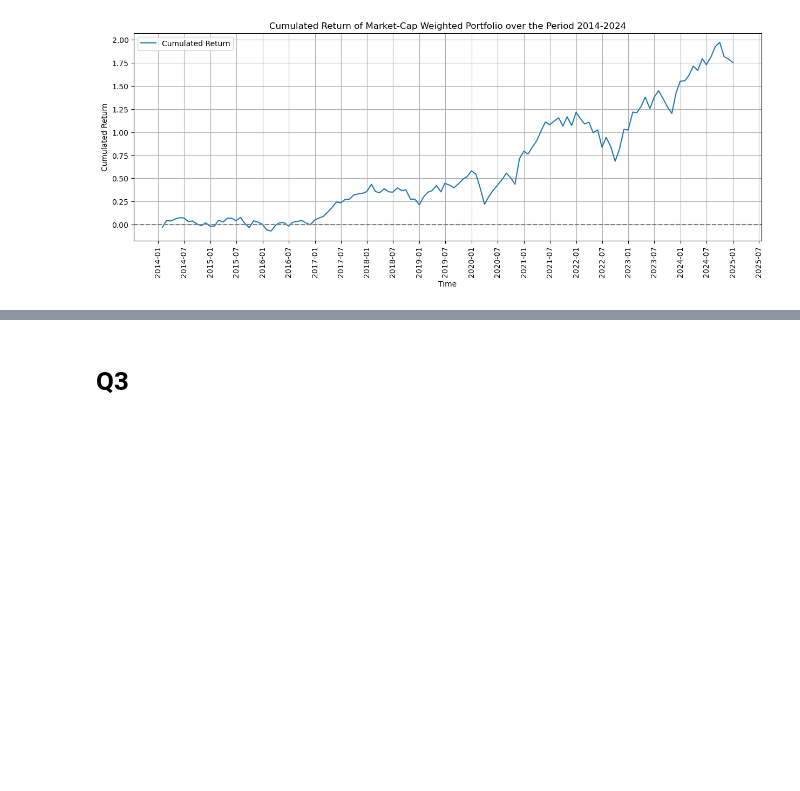
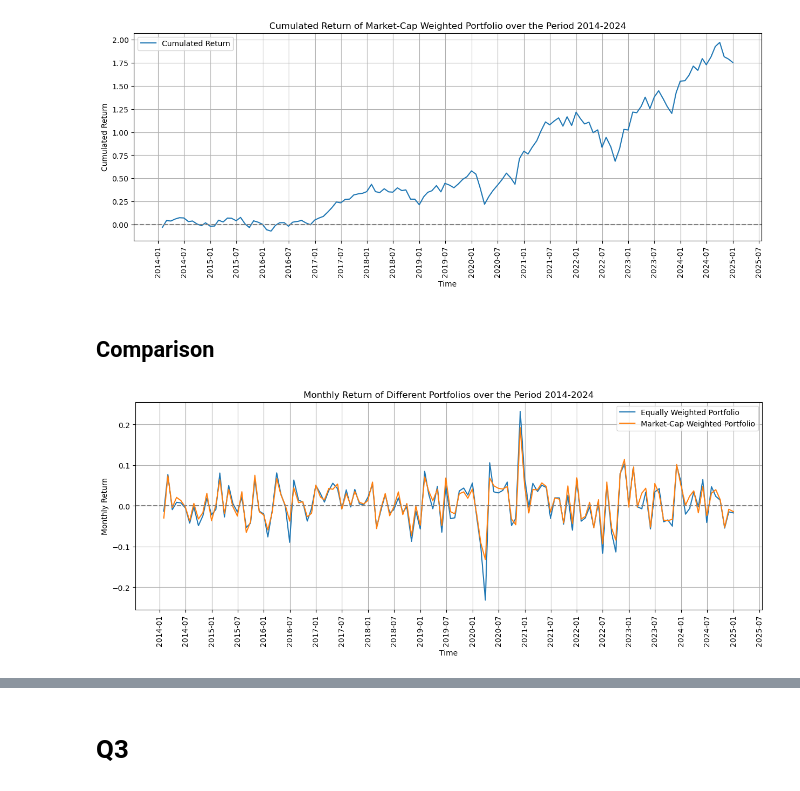
Before and after one commit to youli99/S-E-Finance, a Jupyter notebook: HW1.ipynb, the cells around one changed output, grey strips where cells are left out. Drawn from its saved outputs; the diff is of its cells as text; code cells hidden in the pictures; blank space fills up the shorter version.

```diff
--- a/HW1.ipynb
+++ b/HW1.ipynb
@@ -282,3 +326,23 @@ plt.grid(True)
 plt.show()
 # %% [output]
 [figure]
+# %% [markdown]
+## Comparison
+# %%
+# plot monthly return together for comparison
+plt.figure(figsize=(15, 5))
+plt.plot(R_m_p1, label="Equally Weighted Portfolio")
+plt.plot(R_m_p2, label="Market-Cap Weighted Portfolio")
+plt.gca().xaxis.set_major_locator(mdates.MonthLocator(interval=6))
+plt.gca().xaxis.set_major_formatter(mdates.DateFormatter("%Y-%m"))
+# plt.xlim(pd.Timestamp("2014-01-01"), pd.Timestamp("2025-01-01"))
+plt.xticks(rotation=90)
+plt.axhline(y=0, color='gray', linestyle='--')
+plt.xlabel("Time")
+plt.ylabel("Monthly Return")
+plt.title("Monthly Return of Different Portfolios over the Period 2014-2024")
+plt.legend()
+plt.grid(True)
+plt.show()
+# %% [output]
+[figure, added]
```
Also changed, not shown: parts of 29 cells of this notebook, 2 other files.
